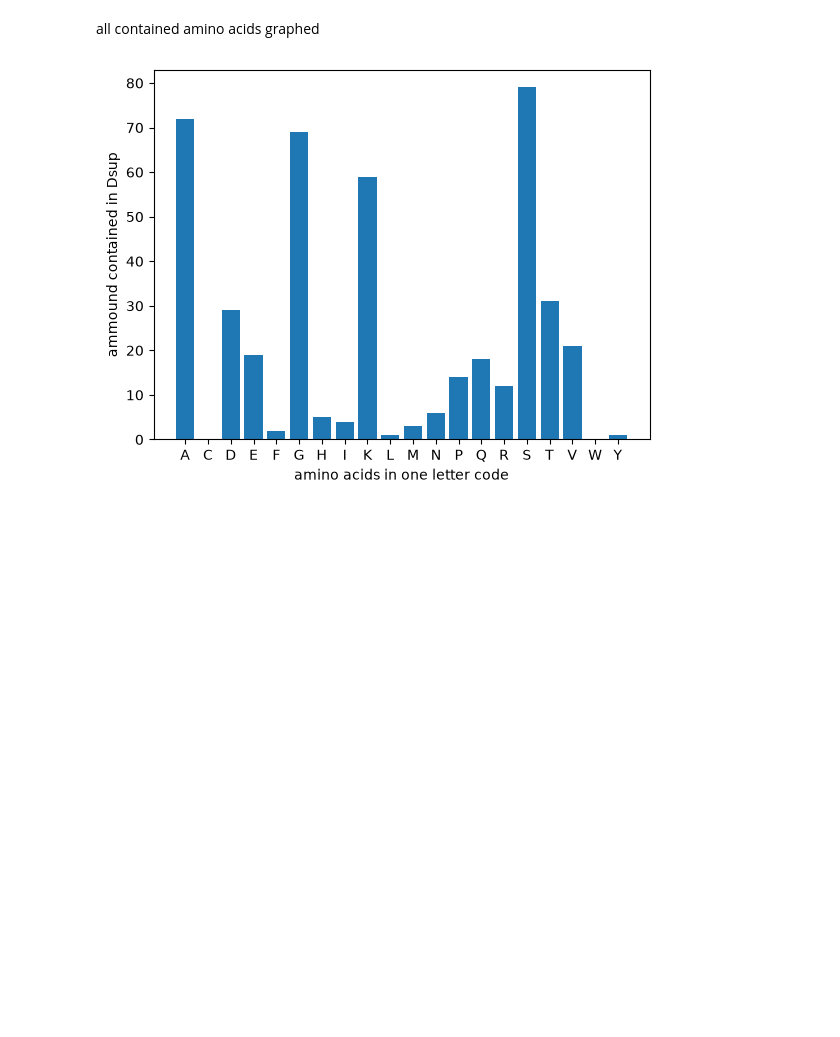
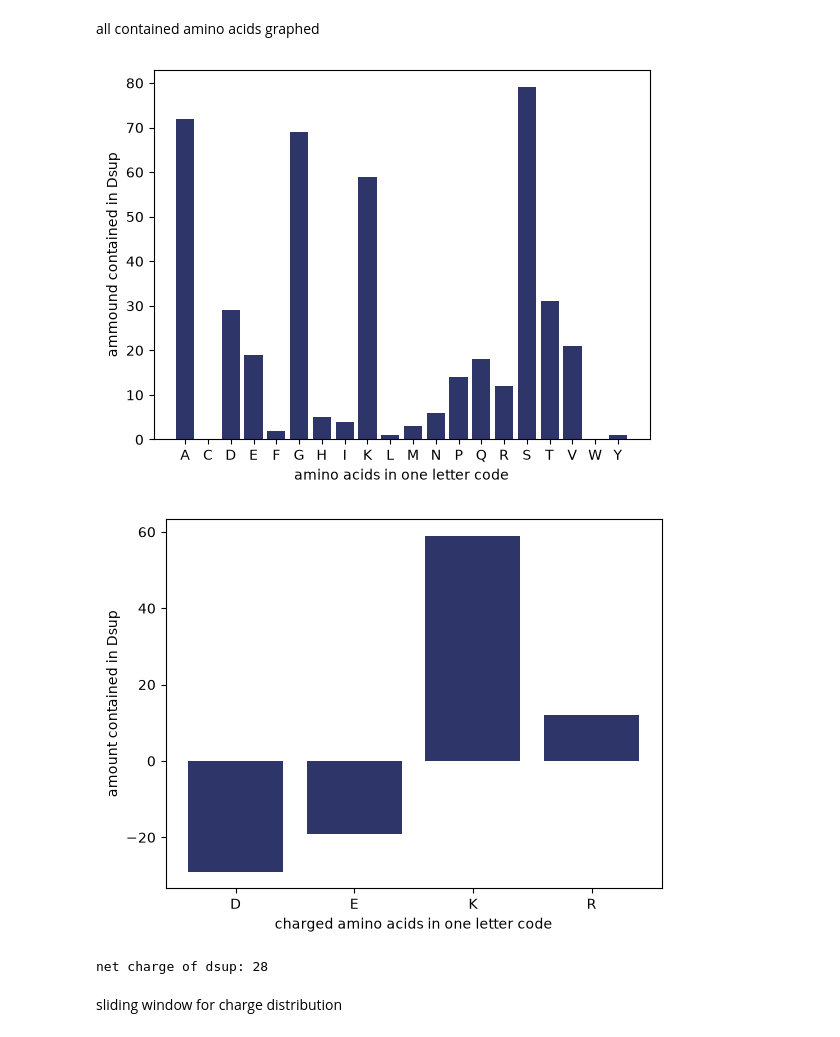
Before and after one commit to miritiede/Tardigrade-Dsup, a Jupyter notebook: notebooks/seq_dsup_ramva.ipynb, the cells around one changed output. Drawn from its saved outputs; the diff is of its cells as text; code cells hidden in the pictures; blank space fills up the shorter version.

```diff
--- a/notebooks/seq_dsup_ramva.ipynb
+++ b/notebooks/seq_dsup_ramva.ipynb
@@ -25,12 +25,27 @@ all contained amino acids graphed
 # %%
 import matplotlib.pyplot as plt
 
 all_AS = ["A", "C", "D", "E", "F", "G", "H", "I", "K", "L", "M", "N", "P", "Q", "R", "S", "T", "V", "W", "Y"]
 amount_AS = [72, 0, 29, 19, 2, 69, 5, 4, 59, 1, 3, 6, 14, 18, 12, 79, 31, 21, 0, 1]
 
-plt.bar(all_AS, amount_AS)
+plt.bar(all_AS, amount_AS, color='#2E3669')
 plt.xlabel("amino acids in one letter code")
 plt.ylabel("ammound contained in Dsup")
 plt.show()
+
+charged_AS = ["D", "E", "K", "R"]
+amount_cAS = [-29, -19, 59, 12]
+
+plt.bar(charged_AS, amount_cAS, color='#2E3669')
+plt.xlabel("charged amino acids in one letter code")
+plt.ylabel("amount contained in Dsup")
+plt.show()
+
+netcharge = -29 + (-19) + 5 + 59 + 12  # ignore histidin since its at pH 7 mostly neutral charged?
+print("net charge of dsup:", netcharge)
 # %% [output]
-[figure, old version]
+[figure, new version]
+[figure, added]
+net charge of dsup: 28
+# %% [markdown]
+sliding window for charge distribution
```
Also changed, not shown: parts of 3 cells of this notebook, 1 other file.
